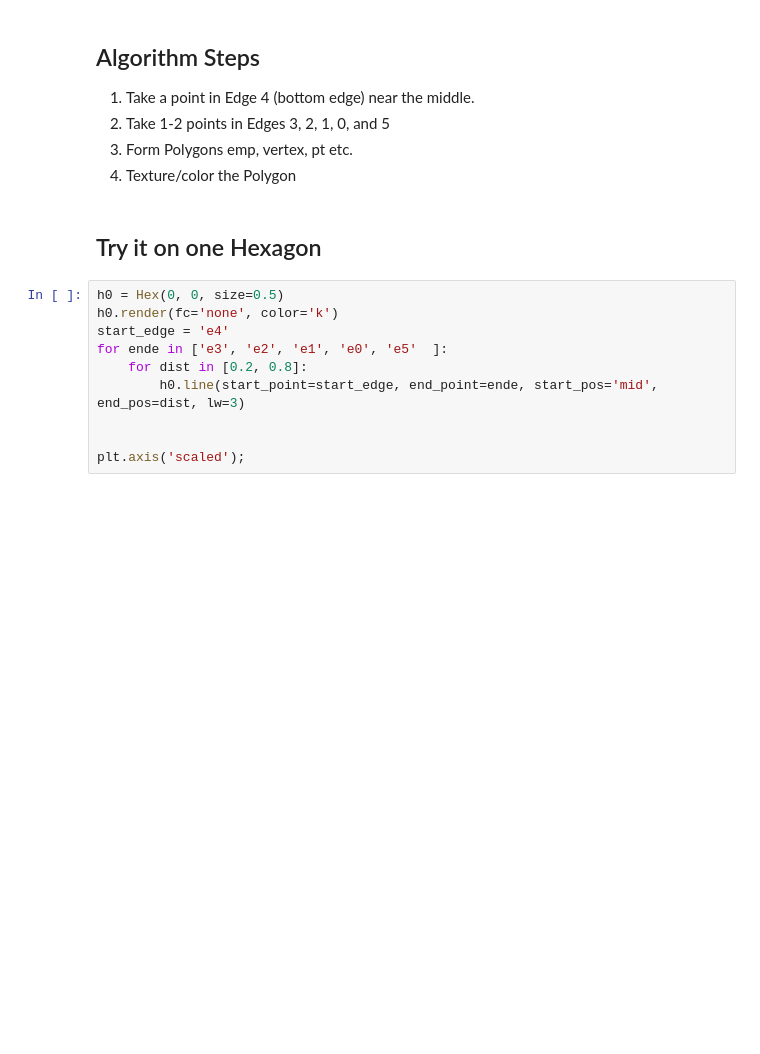
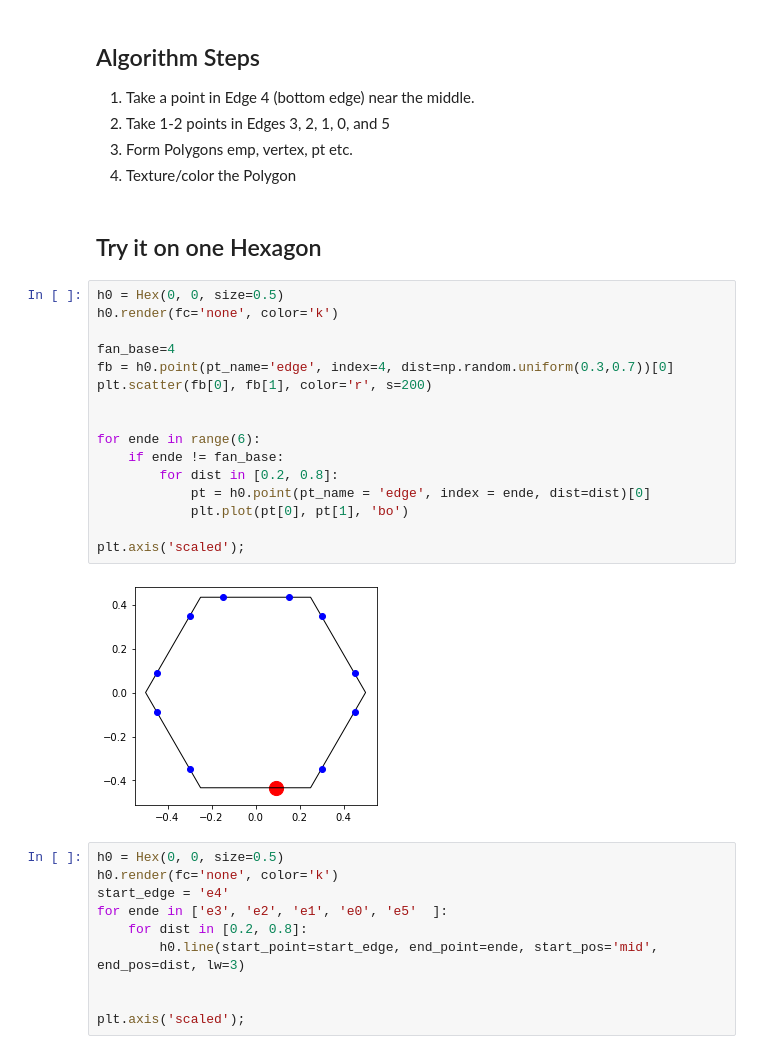
Before and after one commit to Ram-N/hexagons, a Jupyter notebook: 19.0_Example_Japanese_Fans.ipynb, the cells around one changed output. Saved outputs shown, nothing was run; the diff lists cells and outputs as text; blank space fills up the shorter version.

```diff
--- a/19.0_Example_Japanese_Fans.ipynb
+++ b/19.0_Example_Japanese_Fans.ipynb
@@ -23,6 +22,24 @@ from matplotlib.patches import Ellipse
 4. Texture/color the Polygon
 # %% [markdown]
 ## Try it on one Hexagon
+# %%
+h0 = Hex(0, 0, size=0.5)
+h0.render(fc='none', color='k')
+
+fan_base=4
+fb = h0.point(pt_name='edge', index=4, dist=np.random.uniform(0.3,0.7))[0]
+plt.scatter(fb[0], fb[1], color='r', s=200)
+
+
+for ende in range(6):
+    if ende != fan_base:
+        for dist in [0.2, 0.8]:
+            pt = h0.point(pt_name = 'edge', index = ende, dist=dist)[0]
+            plt.plot(pt[0], pt[1], 'bo')
+
+plt.axis('scaled');
+# %% [output]
+[figure, added]
 # %%
 h0 = Hex(0, 0, size=0.5)
 h0.render(fc='none', color='k')
```
Also changed, not shown: parts of 12 cells of this notebook, 2 other files.
